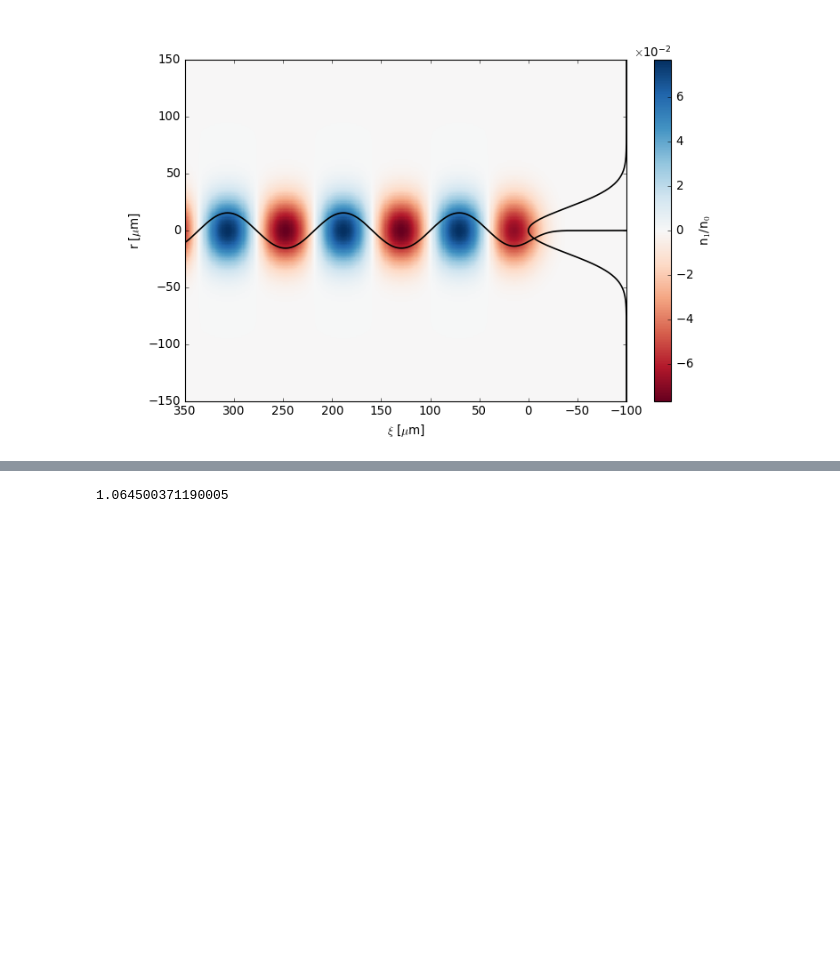
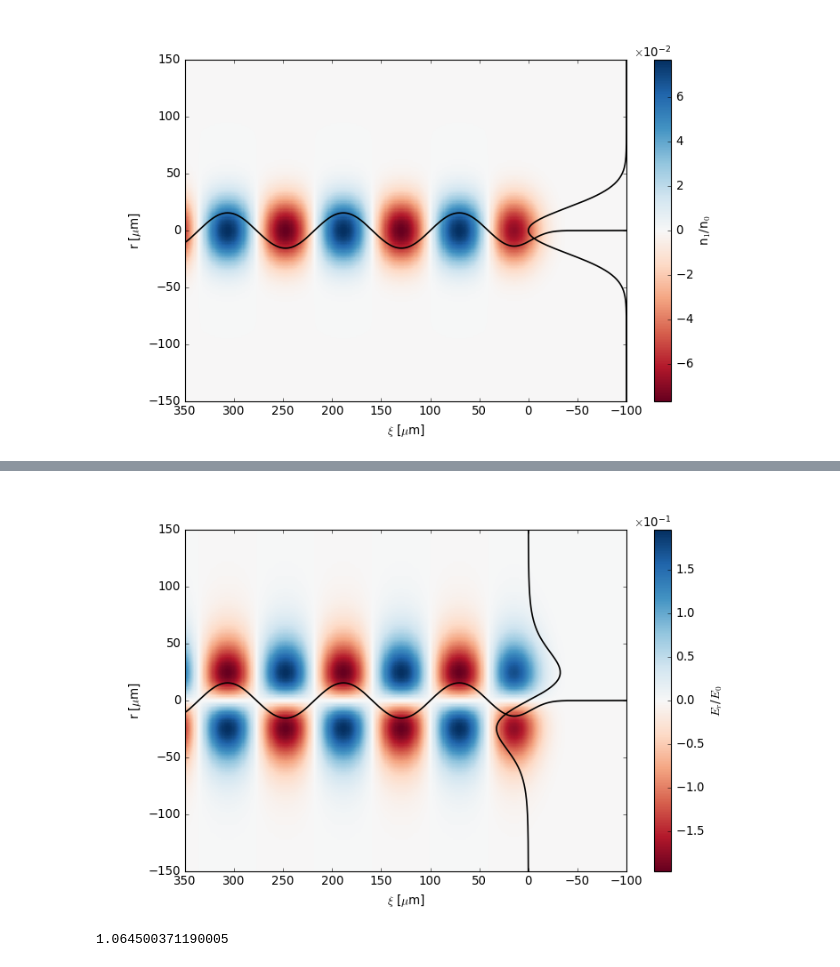
Before and after one commit to MaxVarverakis/PositronPWFA, a Jupyter notebook: linearWF_analysis.ipynb, the cells around one changed output, grey strips where cells are left out. Saved outputs shown, nothing was run; the diff lists cells and outputs as text; code cells hidden in the pictures; blank space fills up the shorter version.

```diff
--- a/linearWF_analysis.ipynb
+++ b/linearWF_analysis.ipynb
@@ -281,3 +332,30 @@ plt.show()
+# %%
+GeV = False
+Xi, R, E_r = Er(r, dr, xi, dz, Nb, n0, gauss = True, eV = GeV)
+
+plt.close()
+plt.figure(6, figsize = (10, 6), facecolor = 'w')
+img = plt.pcolormesh(1e6 * xi, 1e6 * r, E_r, cmap = 'RdBu') #, vmin = -1e-3, vmax = 1e-3) # why did we need to multiply by 1e-5?  Where did it come from?
+plt.xlim(1e6 * ximax, 1e6 * ximin)
+plt.ylim(1e6 * rmin, 1e6 * rmax)
+plt.xlabel(r'$\xi$ [$\mu$m]')
+plt.ylabel(r'r [$\mu$m]')
+
+plt.plot(1e6 * xi, 1e-12 * Xi, 'k', linewidth = 1.5)
+plt.plot(.325e2 * max(R)**-1 * R, 1e6 * r, 'k', linewidth = 1.5)
+
+cb = plt.colorbar(img)
+cb.formatter.set_powerlimits((0, 0))
+cb.formatter.set_useMathText(True)
+
+if GeV:
+    cb.set_label(r'$E_r$ [GeV$\cdot$m$^{-1}$]')
+else:
+    cb.set_label(r'$E_r$/$E_0$')
+
+plt.show()
+# %% [output]
+[figure, added]
 # %%
 kp = skinDepth(n0) ** -1 # µm^-1
 
```
Also changed, not shown: parts of 18 cells of this notebook, 1 other file.
